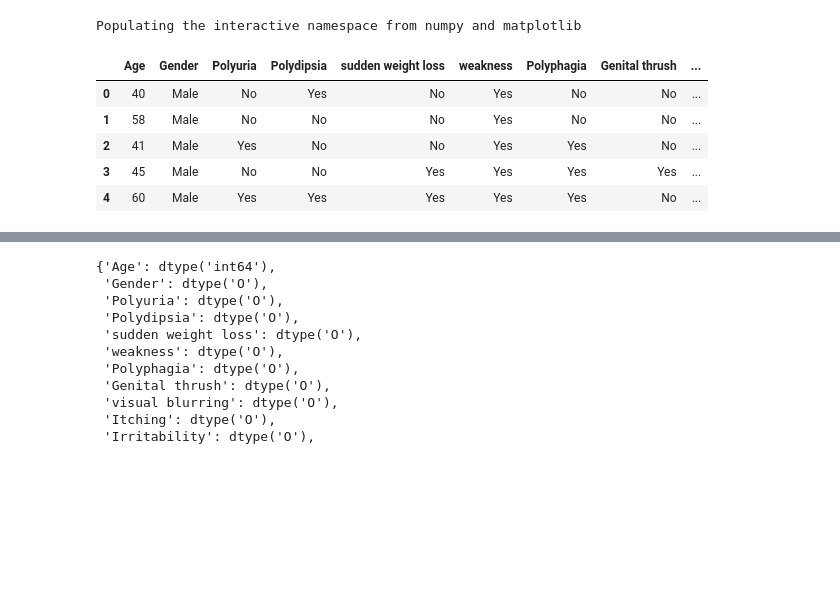
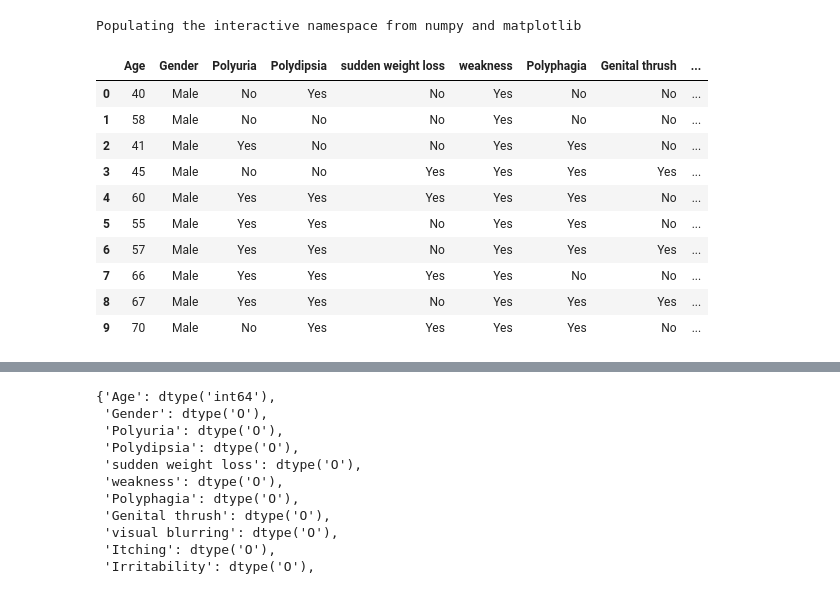
Before and after one commit to InzamamRahaman/COMP3605-2021, a Jupyter notebook: lab2/Classification.ipynb, the cells around one changed output, grey strips where cells are left out. Drawn from its saved outputs; the diff is of its cells as text; code cells hidden in the pictures; blank space fills up the shorter version.

```diff
--- a/lab2/Classification.ipynb
+++ b/lab2/Classification.ipynb
@@ -9,11 +9,16 @@ Populating the interactive namespace from numpy and matplotlib
 df = pd.read_csv('./data/diabetes_data_upload.csv')
 # %%
 # check dataset
-df.head()
+df.head(10)
 # %% [output]
 |  | Age | Gender | Polyuria | Polydipsia | sudden weight loss | weakness | Polyphagia | Genital thrush | ... |
 | 0 | 40 | Male | No | Yes | No | Yes | No | No | ... |
 | 1 | 58 | Male | No | No | No | Yes | No | No | ... |
 | 2 | 41 | Male | Yes | No | No | Yes | Yes | No | ... |
 | 3 | 45 | Male | No | No | Yes | Yes | Yes | Yes | ... |
 | 4 | 60 | Male | Yes | Yes | Yes | Yes | Yes | No | ... |
+| 5 | 55 | Male | Yes | Yes | No | Yes | Yes | No | ... |
+| 6 | 57 | Male | Yes | Yes | No | Yes | Yes | Yes | ... |
+| 7 | 66 | Male | Yes | Yes | Yes | Yes | No | No | ... |
+| 8 | 67 | Male | Yes | Yes | No | Yes | Yes | Yes | ... |
+| 9 | 70 | Male | No | Yes | Yes | Yes | Yes | No | ... |
```
Also changed, not shown: parts of 31 cells of this notebook, 1 other file.
